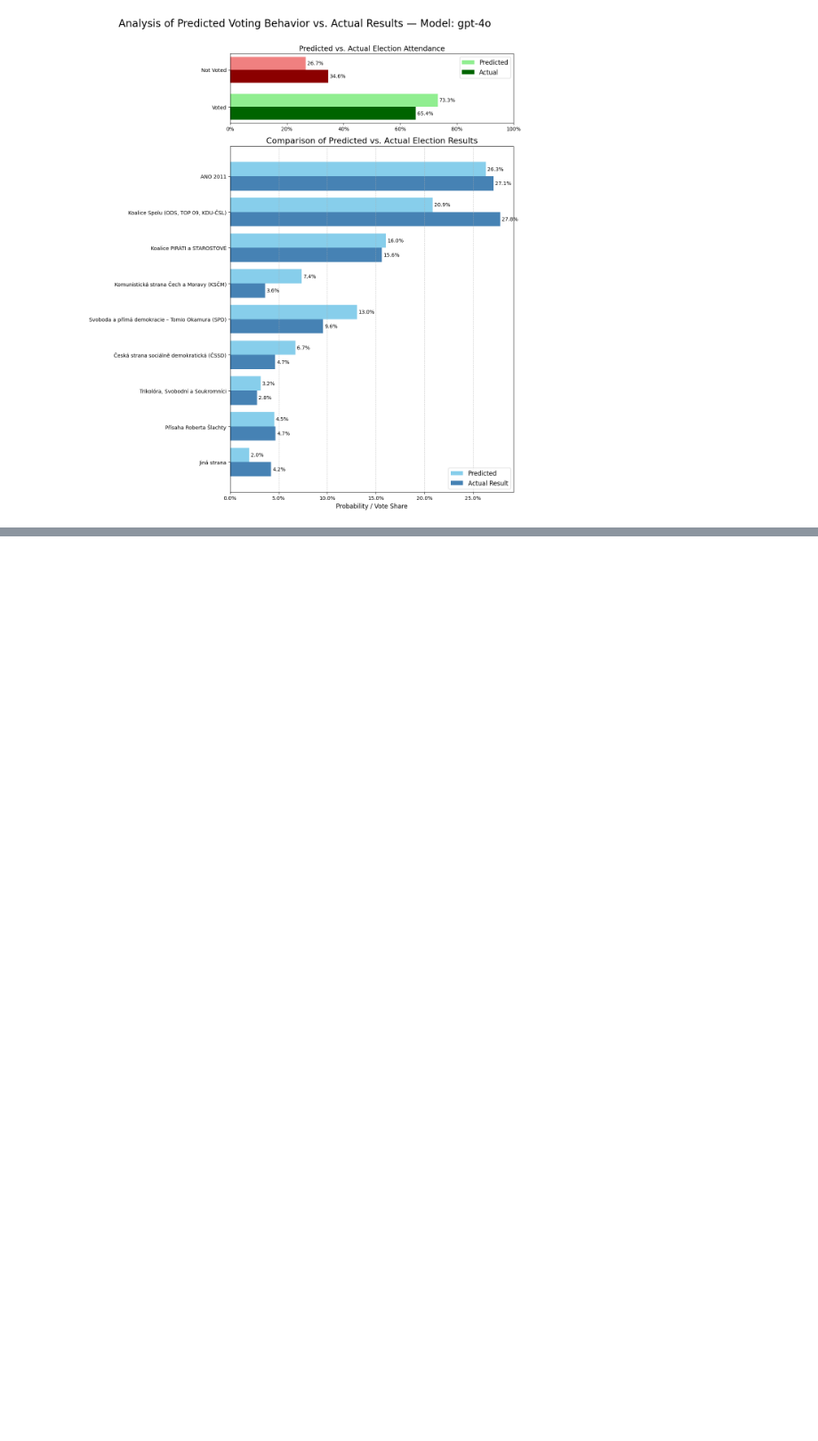
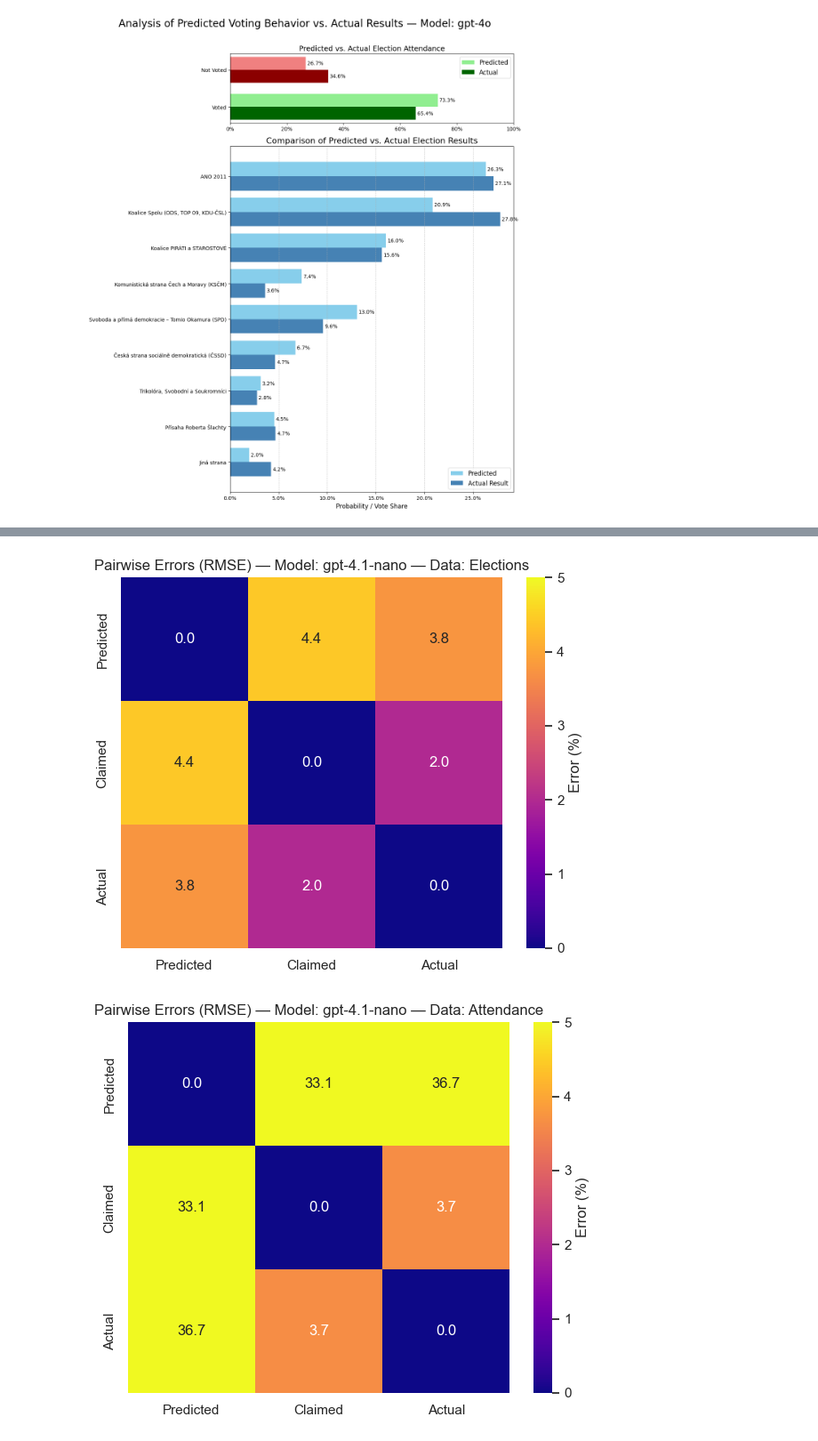
Before and after one commit to 11NIKTO11/Panel_LLM, a Jupyter notebook: SoD_data_processing.ipynb, the cells around one changed output, grey strips where cells are left out. Shown: that part at 89% size. Cells and saved outputs as stored; diff of their text form; code cells hidden in the pictures; blank space fills up the shorter version.

Commit message:
Result analysis added with RMSE and MAE

```diff
--- a/SoD_data_processing.ipynb
+++ b/SoD_data_processing.ipynb
@@ -373,0 +449,26 @@ Successfully loaded 3880 results (with IDs) from results/voting_results_n=3880_t
+# %%
+# List of model names
+model_names = [
+    "gpt-4.1-nano",
+    "gpt-4o-mini",
+    "gpt-4.1",
+    "gpt-4o"
+]
+# metric = 'MAE'
+metric = 'RMSE'
+
+# Create a list to store the results
+voting_results_list = [
+    Save_Utils.load_results_from_json(
+        f"results/voting_results_n=3880_t=0_{model}{"_(uncertain_ID)" if model != "gpt-4o" else ""}.json",
+        VotingResult.VotingResult)
+    for model in model_names
+]
+actual_parties, actual_attendance = Data.ELECTION_RESULTS, Data.ELECTION_ATTENDANCE
+
+for model, voting_results in zip(model_names, voting_results_list):
+    predicted_parties, predicted_attendance = Visualization_Utils.aggregate_results(voting_results.values(), True, True)
+    claimed_parties, claimed_attendance = SoD_Utils.get_actual_results(data.iloc[list(voting_results.keys())], False)
+    results = evaluate_polls(predicted_parties, claimed_parties, actual_parties, "Elections", model, metric)
+    results = evaluate_polls(predicted_attendance, claimed_attendance, actual_attendance, "Attendance", model, metric)
+# %% [output]
@@ -373,0 +479,2 @@ Successfully loaded 3880 results (with IDs) from results/voting_results_n=3880_t
+[figure, added]
+[figure, added]
```
Also changed, not shown: parts of 3 cells of this notebook, 3 other files.
